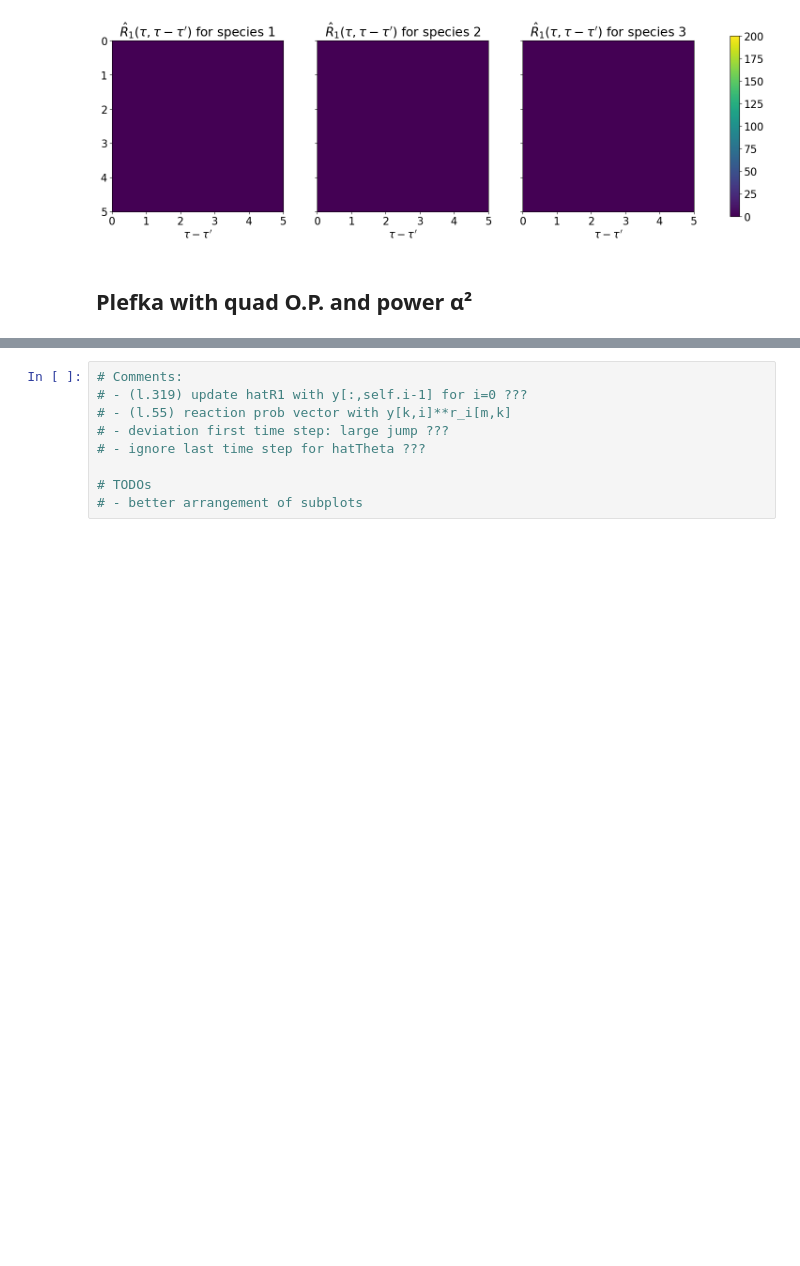
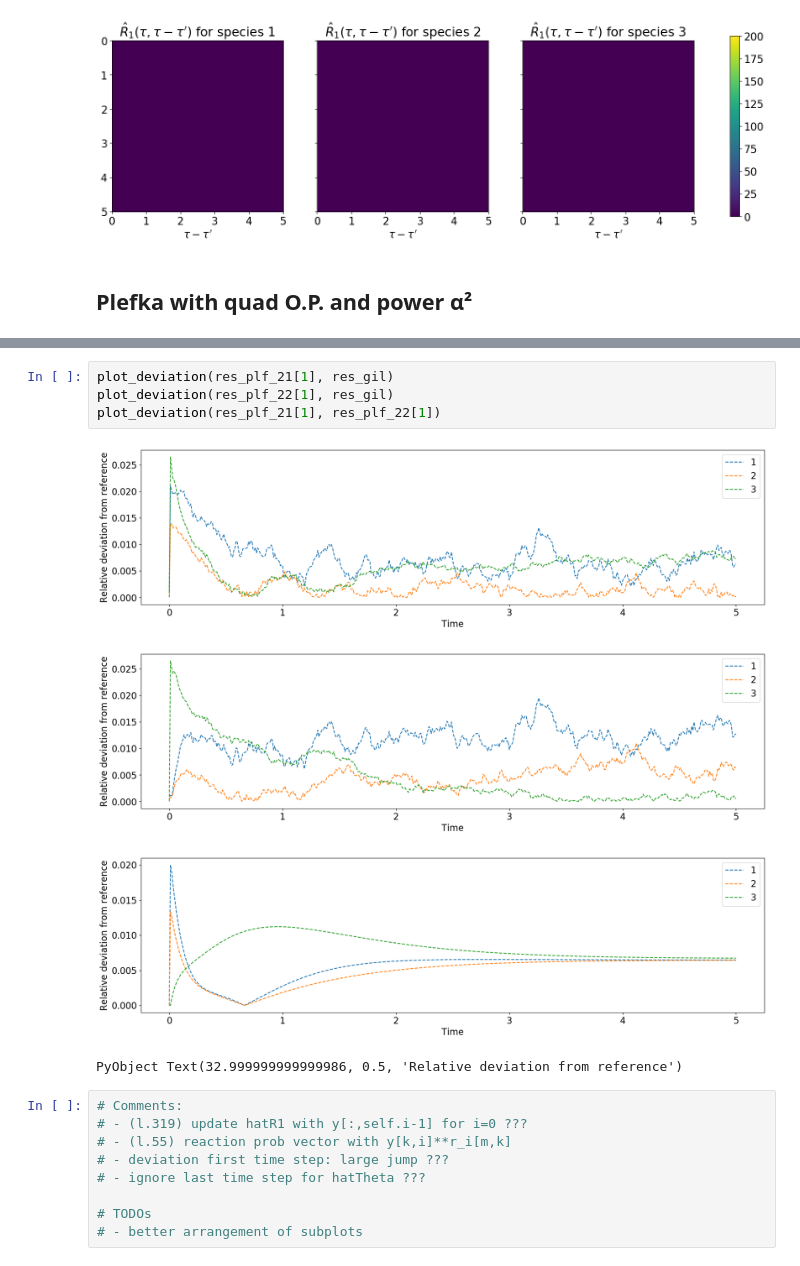
Before and after one commit to mkurjahn/CRN, a Jupyter notebook: examples/abc/ABC_Numerics.ipynb, the cells around one changed output, grey strips where cells are left out. Cells and saved outputs as stored; diff of their text form; blank space fills up the shorter version.

```diff
--- a/examples/abc/ABC_Numerics.ipynb
+++ b/examples/abc/ABC_Numerics.ipynb
@@ -123,6 +122,15 @@ plot_hatR(plf_sim_22, tspan, res_plf_22[3].hatR2, quadR=true)
 [figure]
 [figure]
 [figure]
+# %%
+plot_deviation(res_plf_21[1], res_gil)
+plot_deviation(res_plf_22[1], res_gil)
+plot_deviation(res_plf_21[1], res_plf_22[1])
+# %% [output]
+[figure, added]
+[figure, added]
+[figure, added]
+PyObject Text(32.999999999999986, 0.5, 'Relative deviation from reference')
 # %%
 # Comments:
 # - (l.319) update hatR1 with y[:,self.i-1] for i=0 ???
```
Also changed, not shown: parts of 13 cells of this notebook, 1 other file.
